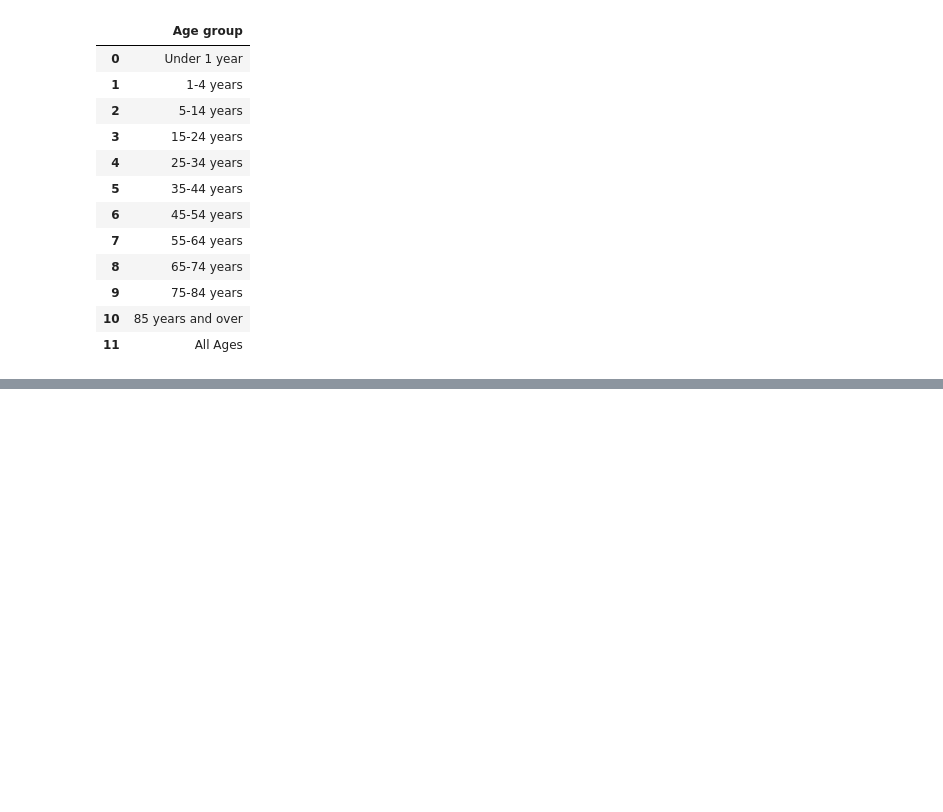
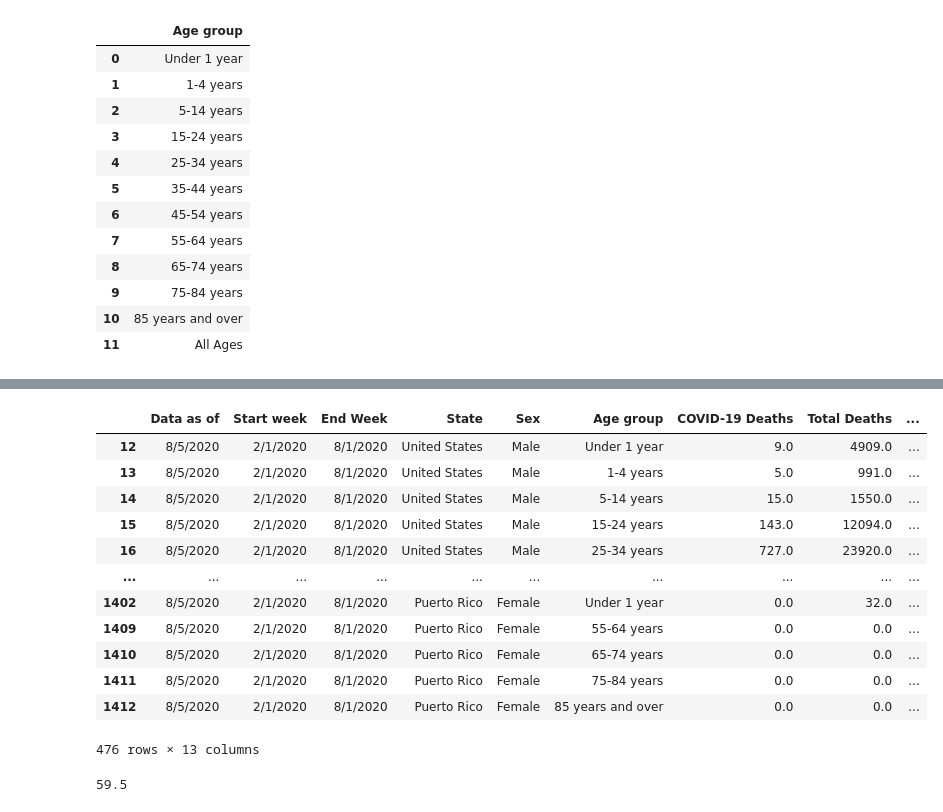
Before and after one commit to Kthomas09/GWU-Project-1, a Jupyter notebook: clean_data_test.ipynb, the cells around one changed output, grey strips where cells are left out. Cells and saved outputs as stored; diff of their text form; code cells hidden in the pictures; blank space fills up the shorter version.

```diff
--- a/clean_data_test.ipynb
+++ b/clean_data_test.ipynb
@@ -74,0 +222,22 @@ deaths_from_covid.iloc[0:12, 5:6]
+# %%
+deaths_from_covid.drop(deaths_from_covid.loc[deaths_from_covid['Sex']=='All'].index, inplace=True)
+deaths_from_covid
+# %% [output]
+|  | Data as of | Start week | End Week | State | Sex | Age group | COVID-19 Deaths | Total Deaths | ... |
+| 12 | 8/5/2020 | 2/1/2020 | 8/1/2020 | United States | Male | Under 1 year | 9.0 | 4909.0 | ... |
+| 13 | 8/5/2020 | 2/1/2020 | 8/1/2020 | United States | Male | 1-4 years | 5.0 | 991.0 | ... |
+| 14 | 8/5/2020 | 2/1/2020 | 8/1/2020 | United States | Male | 5-14 years | 15.0 | 1550.0 | ... |
+| 15 | 8/5/2020 | 2/1/2020 | 8/1/2020 | United States | Male | 15-24 years | 143.0 | 12094.0 | ... |
+| 16 | 8/5/2020 | 2/1/2020 | 8/1/2020 | United States | Male | 25-34 years | 727.0 | 23920.0 | ... |
+| ... | ... | ... | ... | ... | ... | ... | ... | ... | ... |
+| 1402 | 8/5/2020 | 2/1/2020 | 8/1/2020 | Puerto Rico | Female | Under 1 year | 0.0 | 32.0 | ... |
+| 1409 | 8/5/2020 | 2/1/2020 | 8/1/2020 | Puerto Rico | Female | 55-64 years | 0.0 | 0.0 | ... |
+| 1410 | 8/5/2020 | 2/1/2020 | 8/1/2020 | Puerto Rico | Female | 65-74 years | 0.0 | 0.0 | ... |
+| 1411 | 8/5/2020 | 2/1/2020 | 8/1/2020 | Puerto Rico | Female | 75-84 years | 0.0 | 0.0 | ... |
+| 1412 | 8/5/2020 | 2/1/2020 | 8/1/2020 | Puerto Rico | Female | 85 years and over | 0.0 | 0.0 | ... |
+476 rows × 13 columns
+# %%
+ages_median=deaths_from_covid['Ages of Death'].median()
+ages_median
+# %% [output]
+59.5
```
Also changed, not shown: parts of 11 cells of this notebook.
